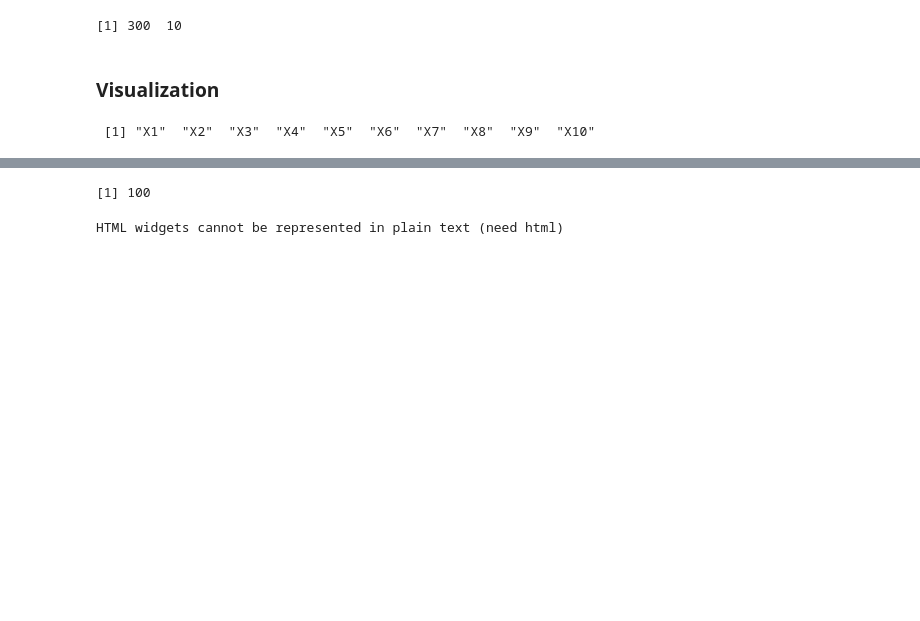
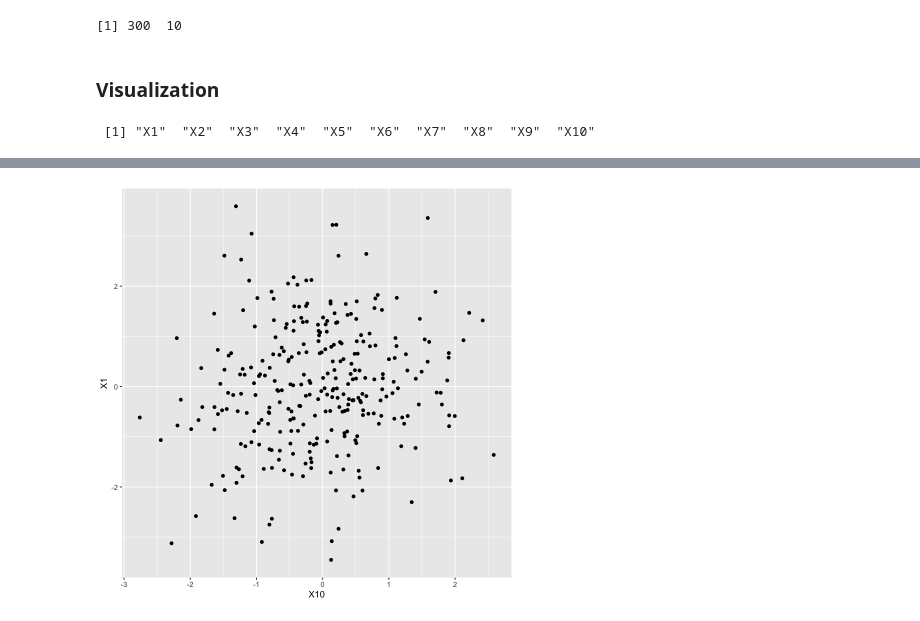
Before and after one commit to hublun/Stan, a Jupyter notebook: Factorization/Factor_Analysis.ipynb, the cells around one changed output, grey strips where cells are left out. Drawn from its saved outputs; the diff is of its cells as text; code cells hidden in the pictures; blank space fills up the shorter version.

Commit message:
Plot Uno

```diff
--- a/Factorization/Factor_Analysis.ipynb
+++ b/Factorization/Factor_Analysis.ipynb
@@ -92,16 +115,0 @@ splom_list <- vector("list", P^2)
-# %%
-length(splom_list)
-# %% [output]
-[1] 100
-# %%
-for(i in seq_along(splom_list)) {
-   splom_list[[i]] <- figure(width = nms$w[i], height = nms$h[i],
-    tools = tools, min_border = 2) %>%
-    ly_points(nms$Var1[i], nms$Var2[i], data = df, size = 1) %>%
-    x_axis(visible = nms$xaxis[i]) %>%
-    y_axis(visible = nms$yaxis[i])
-}
-# %%
-grid_plot(splom_list, nrow = P, ncol = P, same_axes = TRUE, link_data = TRUE)
-# %% [output]
-HTML widgets cannot be represented in plain text (need html)
@@ -107,0 +118,9 @@ HTML widgets cannot be represented in plain text (need html)
+# %%
+plot_uni_scatter <- function(df, nms, i){
+    return( ggplot(data = df, aes(x = get(nms$Var1[i]), y = get(nms$Var2[i]))) + geom_point() +
+    xlab(nms$Var1[i]) + ylab(nms$Var2[i]) )
+}
+# %%
+plot_uni_scatter(df, nms, 100)
+# %% [output]
+[figure, added]
```
Also changed, not shown: parts of 4 cells of this notebook.
